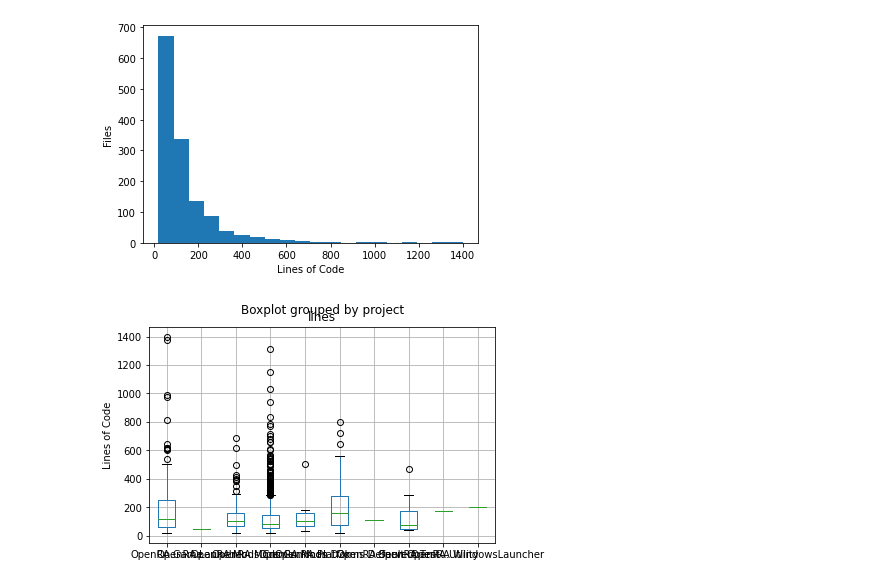
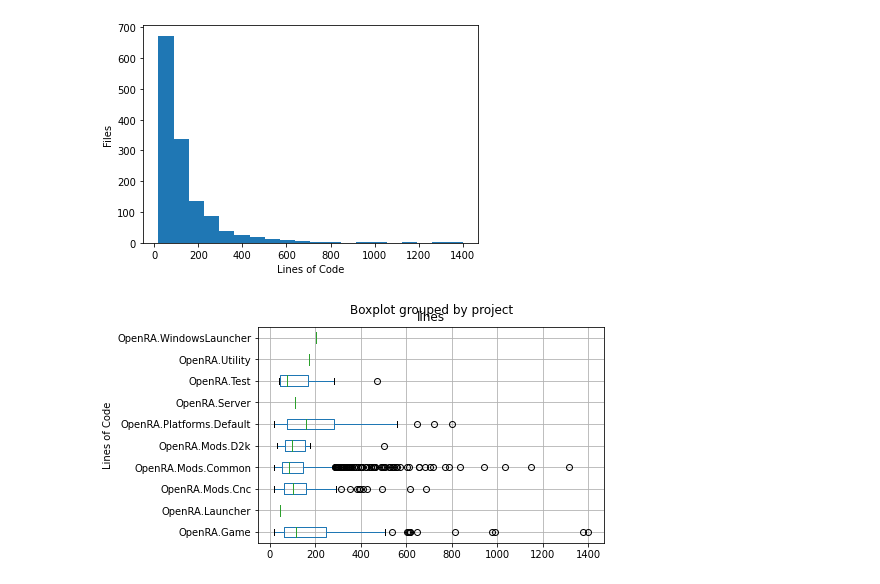
Before and after one commit to IntegerMan/VisualizingCode, a Jupyter notebook: FileStatisticsMiner/FileAnalysis.ipynb, the cells around one changed output. Drawn from its saved outputs; the diff is of its cells as text; code cells hidden in the pictures.

```diff
--- a/FileStatisticsMiner/FileAnalysis.ipynb
+++ b/FileStatisticsMiner/FileAnalysis.ipynb
@@ -50,9 +50,9 @@ None
 # %% [output]
 [figure]
 # %%
-df.boxplot(column=['lines'],by='project')
+df.boxplot(column=['lines'],by='project',vert=False)
 plt.ylabel("Lines of Code")
 plt.xlabel(None)
 None
 # %% [output]
-[figure, old version]
+[figure, new version]
```
